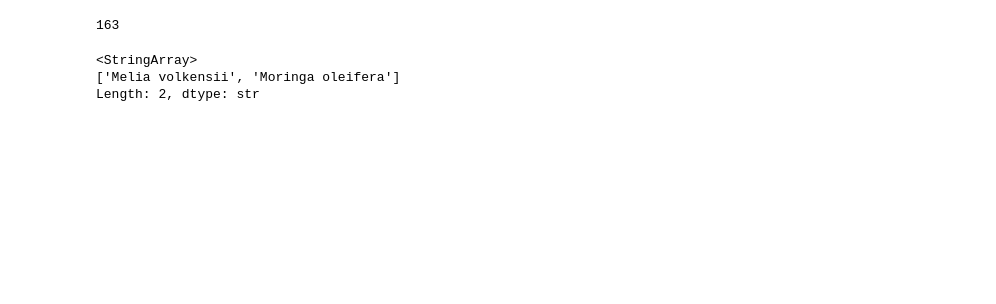
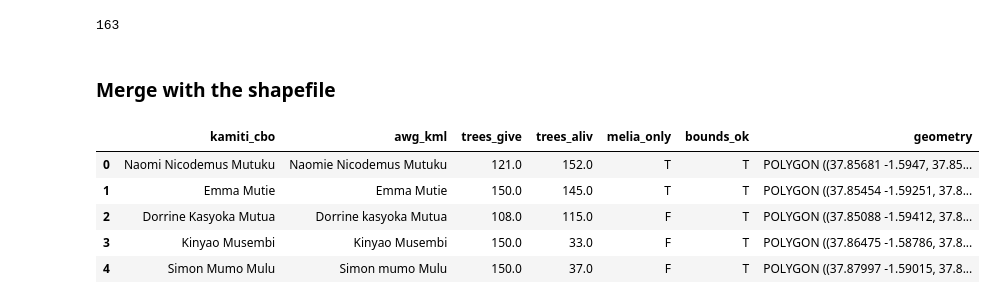
Before and after one commit to acreinsightsltd-terp/Tree-Parameter-Extraction-on-Small-holder-plots, a Jupyter notebook: pipelines/names_cleaning/notebooks/complete_list_cleaning.ipynb, the cells around one changed output. Drawn from its saved outputs; the diff is of its cells as text; code cells hidden in the pictures; blank space fills up the shorter version.

```diff
--- a/pipelines/names_cleaning/notebooks/complete_list_cleaning.ipynb
+++ b/pipelines/names_cleaning/notebooks/complete_list_cleaning.ipynb
@@ -102,6 +126,13 @@ gdf.to_file(f'{names_dir}/clean_file.fgb')
-# %%
-gdf['species_'].unique()
-# %% [output]
-<StringArray>
-['Melia volkensii', 'Moringa oleifera']
-Length: 2, dtype: str
+# %% [markdown]
+### Merge with the shapefile
+# %%
+final_gdf = gpd.read_file(shp_path)
+# %%
+final_gdf.head()
+# %% [output]
+|  | kamiti_cbo | awg_kml | trees_give | trees_aliv | melia_only | bounds_ok | geometry |
+| 0 | Naomi Nicodemus Mutuku | Naomie Nicodemus Mutuku | 121.0 | 152.0 | T | T | POLYGON ((37.85681 -1.5947, 37.85... |
+| 1 | Emma Mutie | Emma Mutie | 150.0 | 145.0 | T | T | POLYGON ((37.85454 -1.59251, 37.8... |
+| 2 | Dorrine Kasyoka Mutua | Dorrine kasyoka Mutua | 108.0 | 115.0 | F | T | POLYGON ((37.85088 -1.59412, 37.8... |
+| 3 | Kinyao Musembi | Kinyao Musembi | 150.0 | 33.0 | F | T | POLYGON ((37.86475 -1.58786, 37.8... |
+| 4 | Simon Mumo Mulu | Simon mumo Mulu | 150.0 | 37.0 | F | T | POLYGON ((37.87997 -1.59015, 37.8... |
```
Also changed, not shown: parts of 24 cells of this notebook, 3 other files.
